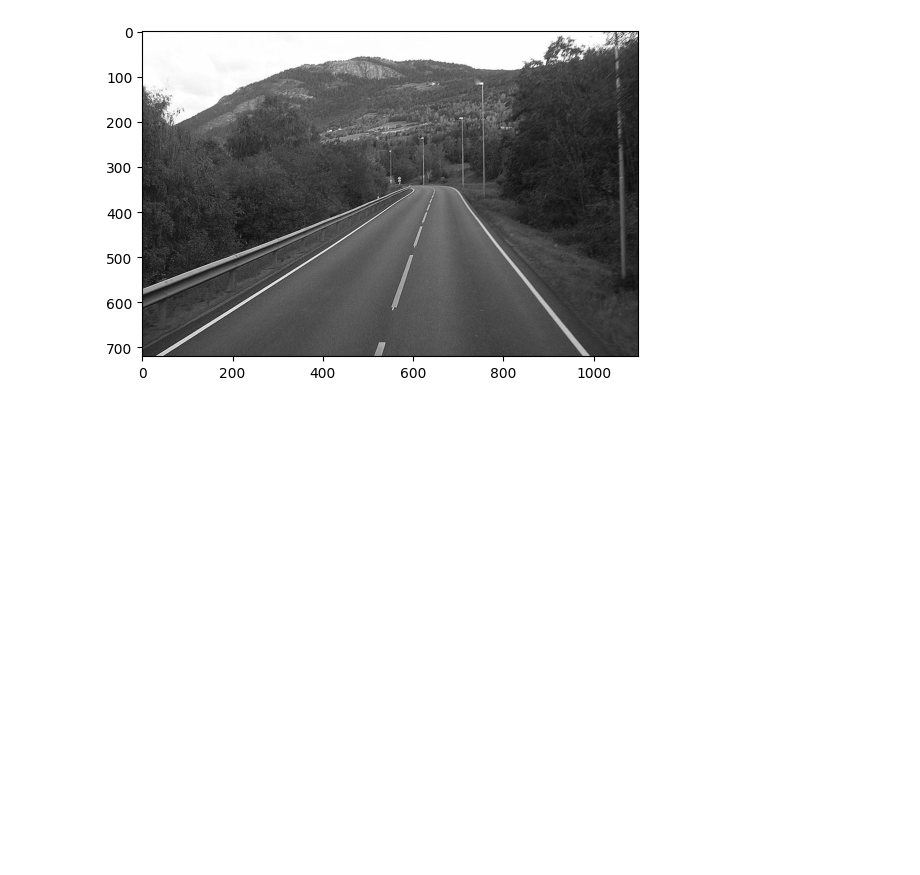
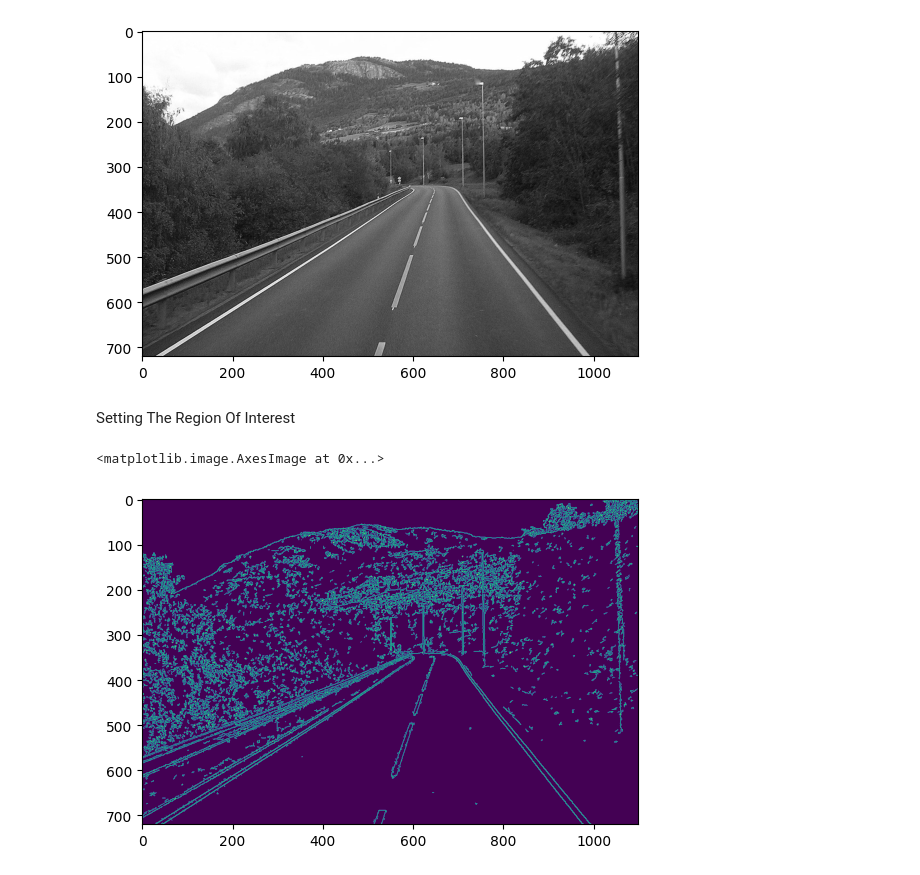
Before and after one commit to vijivenkadesh/computer_vision, a Jupyter notebook: lane-detection/roadlane_line_detection_with_openCV.ipynb, the cells around one changed output. Cells and saved outputs as stored; diff of their text form; code cells hidden in the pictures; blank space fills up the shorter version.

```diff
--- a/lane-detection/roadlane_line_detection_with_openCV.ipynb
+++ b/lane-detection/roadlane_line_detection_with_openCV.ipynb
@@ -15,3 +16,5 @@ plt.imshow(image_gray, cmap='gray')
 # %% [output]
 <matplotlib.image.AxesImage at 0x...>
 [figure]
+# %% [markdown]
+Setting The Region Of Interest
@@ -17,0 +26,7 @@ plt.imshow(image_gray, cmap='gray')
+# %%
+image_edges = cv2.Canny(image_gray, 100, 200, apertureSize=3)
+# %%
+plt.imshow(image_edges)
+# %% [output]
+<matplotlib.image.AxesImage at 0x...>
+[figure, added]
```
Also changed, not shown: parts of 6 cells of this notebook.
